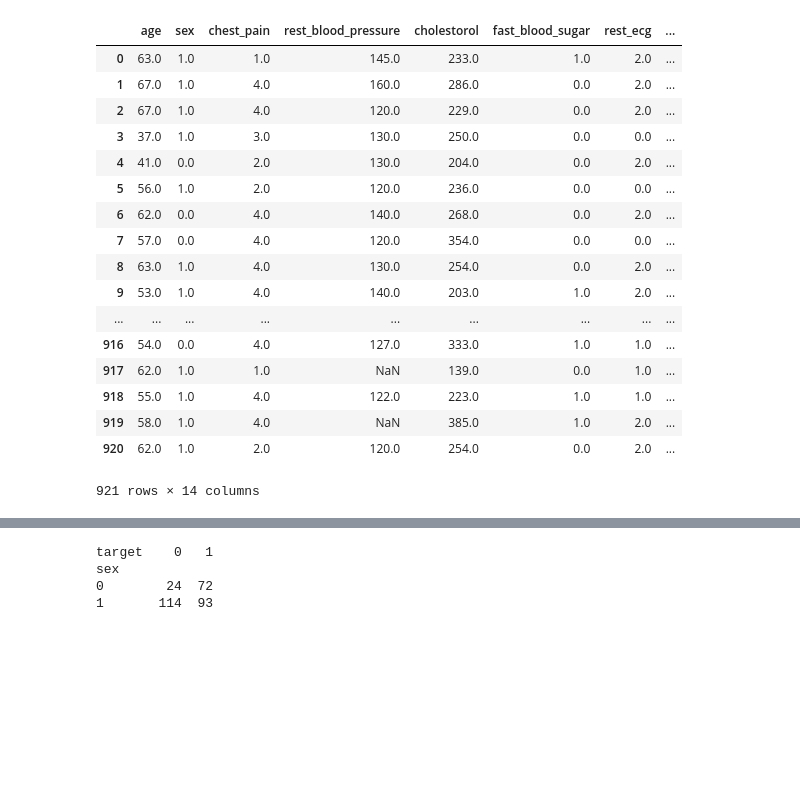
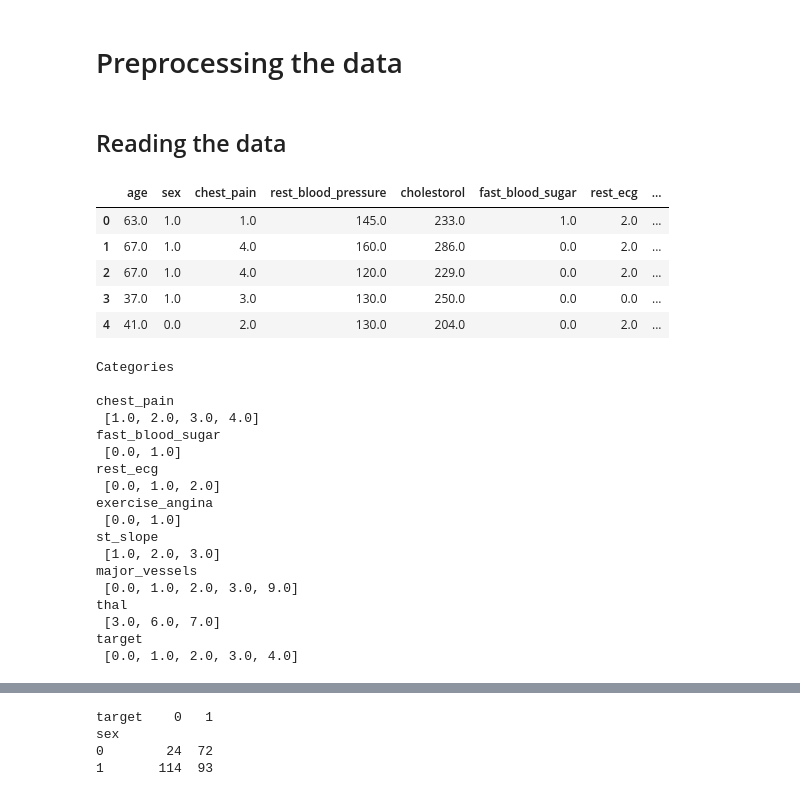
Before and after one commit to dimitraz/medical-data, a Jupyter notebook: Data Wrangling.ipynb, the cells around one changed output, grey strips where cells are left out. Cells and saved outputs as stored; diff of their text form; code cells hidden in the pictures; blank space fills up the shorter version.

```diff
--- a/Data Wrangling.ipynb
+++ b/Data Wrangling.ipynb
@@ -1,3 +1,5 @@
+# %% [markdown]
+# Preprocessing the data
 # %%
 import pandas as pd
 import seaborn as sns
@@ -4,30 +7,21 @@ import seaborn as sns
+# %% [markdown]
+## Reading the data
 # %%
 names=['age', 'sex', 'chest_pain', 'rest_blood_pressure', 'cholestorol', 'fast_blood_sugar', 'rest_ecg', 'max_heart_rate', 'exercise_angina', 'st_depression', 'st_slope', 'major_vessels', 'thal', 'target']
 files = ['cleveland.csv', 'hungary.csv', 'switzerland.csv', 'va.csv']
 
-dfs = (pd.read_csv(f, names=names, na_values='?') for f in files)
+# Read in the files as a single dataframe
+dfs = (pd.read_csv(f, names=names, na_values=['?', -9]) for f in files)
 df = pd.concat(dfs, ignore_index=True)
 
 # Display the first 10 records
-df
+df.head(5)
 # %% [output]
 |  | age | sex | chest_pain | rest_blood_pressure | cholestorol | fast_blood_sugar | rest_ecg | ... |
 | 0 | 63.0 | 1.0 | 1.0 | 145.0 | 233.0 | 1.0 | 2.0 | ... |
 | 1 | 67.0 | 1.0 | 4.0 | 160.0 | 286.0 | 0.0 | 2.0 | ... |
 | 2 | 67.0 | 1.0 | 4.0 | 120.0 | 229.0 | 0.0 | 2.0 | ... |
 | 3 | 37.0 | 1.0 | 3.0 | 130.0 | 250.0 | 0.0 | 0.0 | ... |
 | 4 | 41.0 | 0.0 | 2.0 | 130.0 | 204.0 | 0.0 | 2.0 | ... |
-| 5 | 56.0 | 1.0 | 2.0 | 120.0 | 236.0 | 0.0 | 0.0 | ... |
-| 6 | 62.0 | 0.0 | 4.0 | 140.0 | 268.0 | 0.0 | 2.0 | ... |
-| 7 | 57.0 | 0.0 | 4.0 | 120.0 | 354.0 | 0.0 | 0.0 | ... |
-| 8 | 63.0 | 1.0 | 4.0 | 130.0 | 254.0 | 0.0 | 2.0 | ... |
-| 9 | 53.0 | 1.0 | 4.0 | 140.0 | 203.0 | 1.0 | 2.0 | ... |
-| ... | ... | ... | ... | ... | ... | ... | ... | ... |
-| 916 | 54.0 | 0.0 | 4.0 | 127.0 | 333.0 | 1.0 | 1.0 | ... |
-| 917 | 62.0 | 1.0 | 1.0 | NaN | 139.0 | 0.0 | 1.0 | ... |
-| 918 | 55.0 | 1.0 | 4.0 | 122.0 | 223.0 | 1.0 | 1.0 | ... |
-| 919 | 58.0 | 1.0 | 4.0 | NaN | 385.0 | 1.0 | 2.0 | ... |
-| 920 | 62.0 | 1.0 | 2.0 | 120.0 | 254.0 | 0.0 | 2.0 | ... |
-921 rows × 14 columns
 # %%
 # Convert categorical variables
@@ -34,0 +29,23 @@ df[['sex', 'chest_pain', 'fast_blood_sugar', 'rest_ecg', 'exercise_angina', 'st_
+# %%
+print("Categories\n")
+for i in (cats + ['target']):
+    print(i, "\n", df[i].cat.categories.tolist())
+# %% [output]
+Categories
+
+chest_pain
+ [1.0, 2.0, 3.0, 4.0]
+fast_blood_sugar
+ [0.0, 1.0]
+rest_ecg
+ [0.0, 1.0, 2.0]
+exercise_angina
+ [0.0, 1.0]
+st_slope
+ [1.0, 2.0, 3.0]
+major_vessels
+ [0.0, 1.0, 2.0, 3.0, 9.0]
+thal
+ [3.0, 6.0, 7.0]
+target
+ [0.0, 1.0, 2.0, 3.0, 4.0]
```
Also changed, not shown: parts of 29 cells of this notebook.
